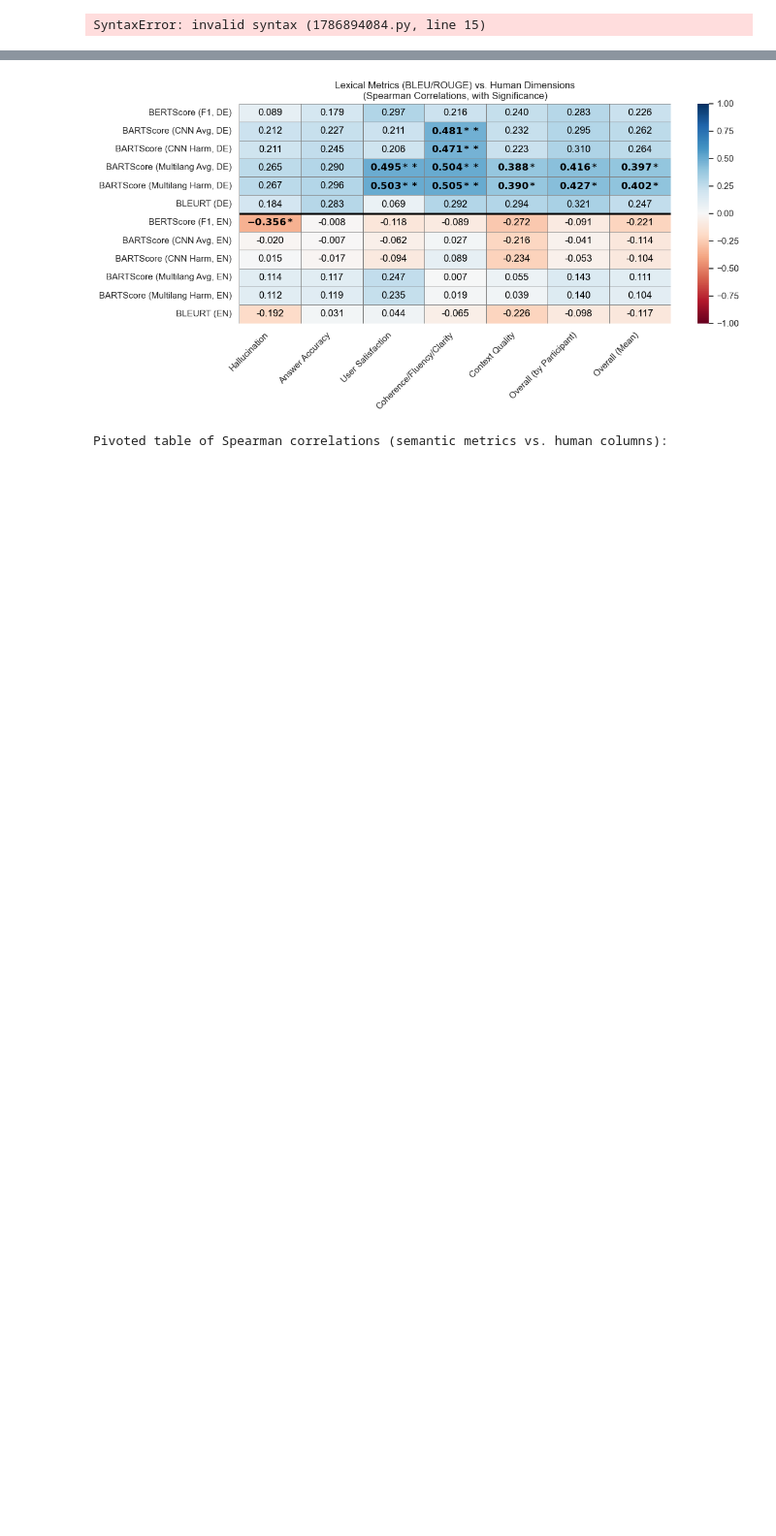
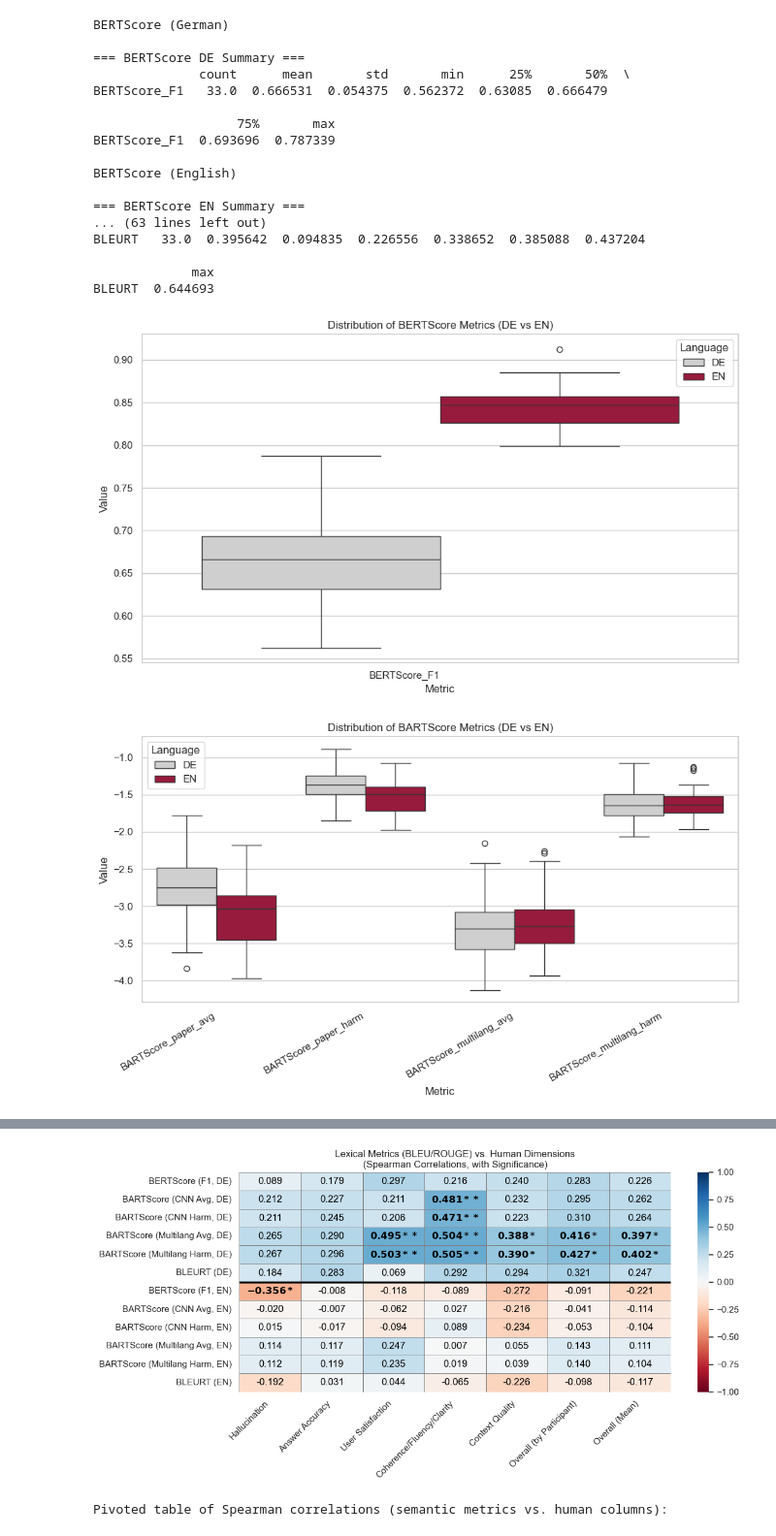
Before and after one commit to MarvinIRW/Assessing-Answer-Accuracy-Hallucination-and-Document-Relevance-in-virtUOS-Chatbot, a Jupyter notebook: code/eval/automatic_eval/semantic_eval.ipynb, the cells around one changed output, grey strips where cells are left out. Shown: that part at 97% size. Drawn from its saved outputs; the diff is of its cells as text; code cells hidden in the pictures; blank space fills up the shorter version.

```diff
--- a/code/eval/automatic_eval/semantic_eval.ipynb
+++ b/code/eval/automatic_eval/semantic_eval.ipynb
@@ -13,7 +13,7 @@ bert_de_path = "../../../data/eval/bertscore_evaluation_de.csv"
 bert_en_path = "../../../data/eval/bertscore_evaluation_en.csv"
 bart_cnn_de_path = "../../../data/eval/bartscore_cnn_de.csv"
 bart_cnn_en_path = "../../../data/eval/bartscore_cnn_en.csv"
-bart_multi_de_path = "../../../data/eval/bartscore_multi_de.csv"A
+bart_multi_de_path = "../../../data/eval/bartscore_multi_de.csv"
 bart_multi_en_path = "../../../data/eval/bartscore_multi_en.csv"
 bleurt_evaluation_de_path = "../../../data/eval/bleurt_evaluation_de.csv"
 bleurt_evaluation_en_path = "../../../data/eval/bleurt_evaluation_en.csv"
@@ -152,31 +152,49 @@ plt.title("Distribution of BARTScore Metrics (DE vs EN)")
 plt.xticks(rotation=30, ha="right")
 plt.tight_layout()
 plt.show()
 
 # BLEURT
 bleurt_de_long = bleurt_de.melt(
     id_vars=["question_id_q"],
     value_vars=bleurt_col,
     var_name="Metric",
     value_name="Value"
 )
 bleurt_de_long["Language"] = "DE"
 
 bleurt_en_long = bleurt_en.melt(
     id_vars=["question_id_q"],
     value_vars=bleurt_col,
     var_name="Metric",
     value_name="Value"
 )
 bleurt_en_long["Language"] = "EN"
 
 bleurt_concat = pd.concat([bleurt_de_long, bleurt_en_long], ignore_index=True)
 
 plt.figure(figsize=(10,6))
 sns.boxplot(data=bleurt_concat, x="Metric", y="Value", hue="Language", palette=palette)
 plt.title("Distribution of BLEURT Metrics (DE vs EN)")
 plt.xticks(rotation=30, ha="right")
 plt.tight_layout()
 plt.show()
 # %% [output]
-SyntaxError: invalid syntax (1786894084.py, line 15)
+BERTScore (German)
+
+=== BERTScore DE Summary ===
+              count      mean       std       min      25%       50%  \
+BERTScore_F1   33.0  0.666531  0.054375  0.562372  0.63085  0.666479
+
+                   75%       max
+BERTScore_F1  0.693696  0.787339
+
+BERTScore (English)
+
+=== BERTScore EN Summary ===
+... (63 lines left out)
+BLEURT   33.0  0.395642  0.094835  0.226556  0.338652  0.385088  0.437204
+
+             max
+BLEURT  0.644693
+[figure, added]
+[figure, added]
```
Also changed, not shown: parts of 1 cell of this notebook, 25 other files.
